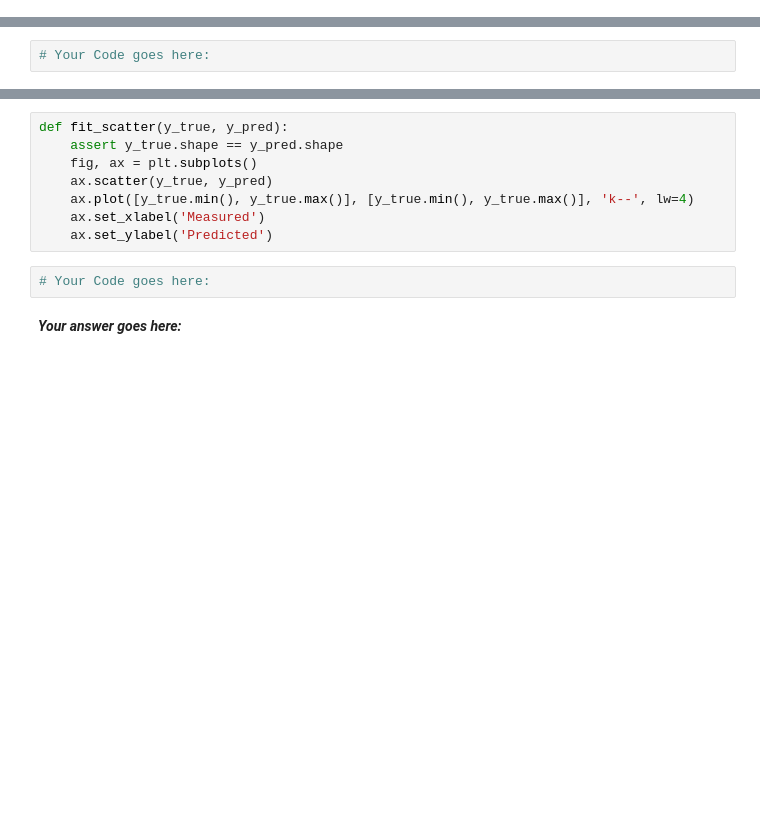
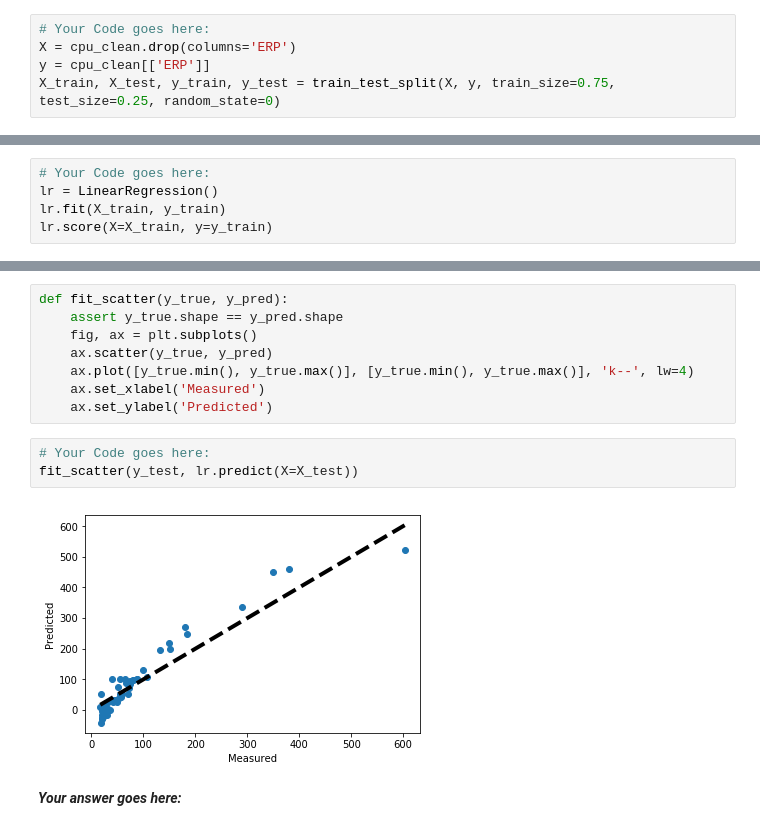
Before and after one commit to zhanshenlc/IAML2018, a Jupyter notebook: Labs/02 - Decision Trees and Linear Regression.ipynb, the cells around one changed output, grey strips where cells are left out. Cells and saved outputs as stored; diff of their text form; blank space fills up the shorter version.

```diff
--- a/Labs/02 - Decision Trees and Linear Regression.ipynb
+++ b/Labs/02 - Decision Trees and Linear Regression.ipynb
@@ -460,5 +464,13 @@ Display the shapes of all matrices involved and double-check that all dimensiona
+# %%
+# Your Code goes here:
+X = cpu_clean.drop(columns='ERP')
+y = cpu_clean[['ERP']]
+X_train, X_test, y_train, y_test = train_test_split(X, y, train_size=0.75, test_size=0.25, random_state=0)
 # %% [markdown]
 ### ========== Question 2.8 ==========
 Fit a simple linear regressor by using the [`LinearRegression`](http://scikit-learn.org/0.19/modules/generated/sklearn.linear_model.LinearRegression.html) model in Scikit-learn. Report the training accuracy by using the `score` attribute. What does this represent?
 # %%
 # Your Code goes here:
+lr = LinearRegression()
+lr.fit(X_train, y_train)
+lr.score(X=X_train, y=y_train)
@@ -488,6 +505,9 @@ def fit_scatter(y_true, y_pred):
     ax.set_ylabel('Predicted')
 # %%
 # Your Code goes here:
+fit_scatter(y_test, lr.predict(X=X_test))
+# %% [output]
+[figure, added]
 # %% [markdown]
 ***Your answer goes here:***
 # %% [markdown]
```
Also changed, not shown: parts of 13 cells of this notebook.
